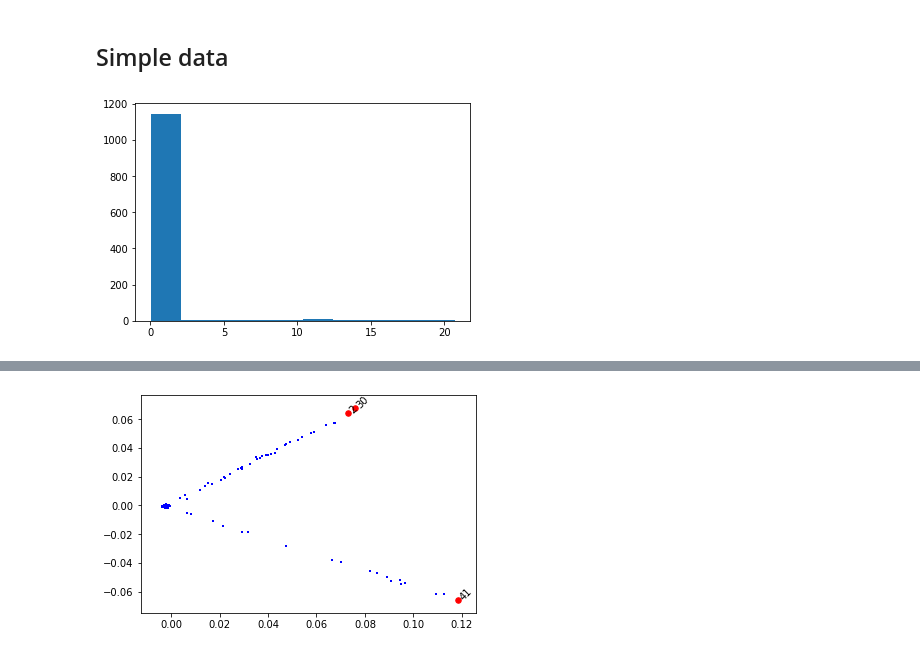
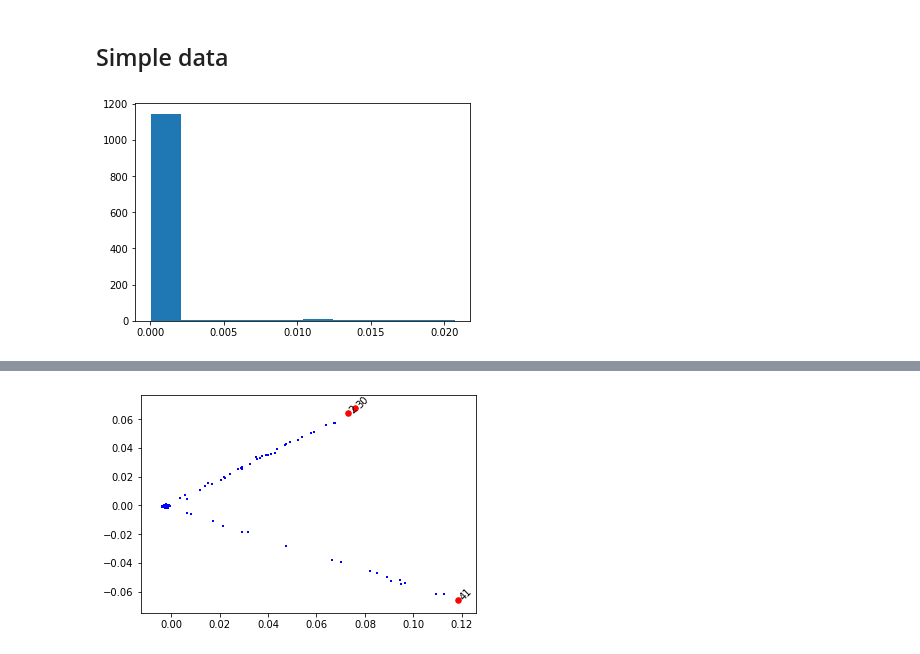
Before and after one commit to zihao12/pyJSMF-RAW, a Jupyter notebook: experiments/Cbar.ipynb, the cells around one changed output, grey strips where cells are left out. Cells and saved outputs as stored; diff of their text form; code cells hidden in the pictures.

```diff
--- a/experiments/Cbar.ipynb
+++ b/experiments/Cbar.ipynb
@@ -40,14 +40,14 @@ X = X[:,w_idx]
 Pi_true = Ltrue @ Ftrue.T
 # %%
 Pi = X / X.sum(axis = 1)[:, None]
-C = Pi.T @ Pi
+C = Pi.T @ Pi / n
 
 plt.hist(C.sum(axis = 1))
 plt.show()
 
 Cbar = C / C.sum(axis = 1).max()
 # %% [output]
-[figure, old version]
+[figure, new version]
 # %%
 S, _, _ = findS(Cbar, k)
 S
```
Also changed, not shown: parts of 14 cells of this notebook.
